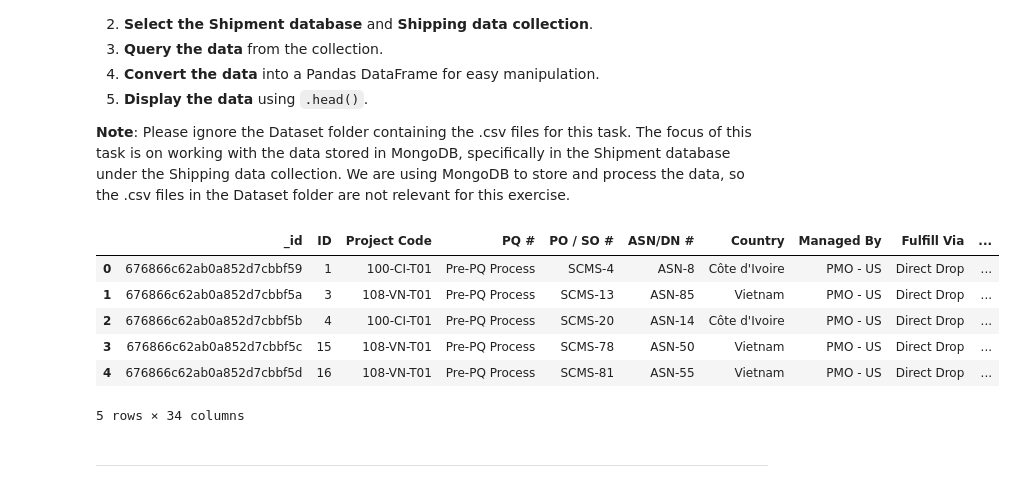
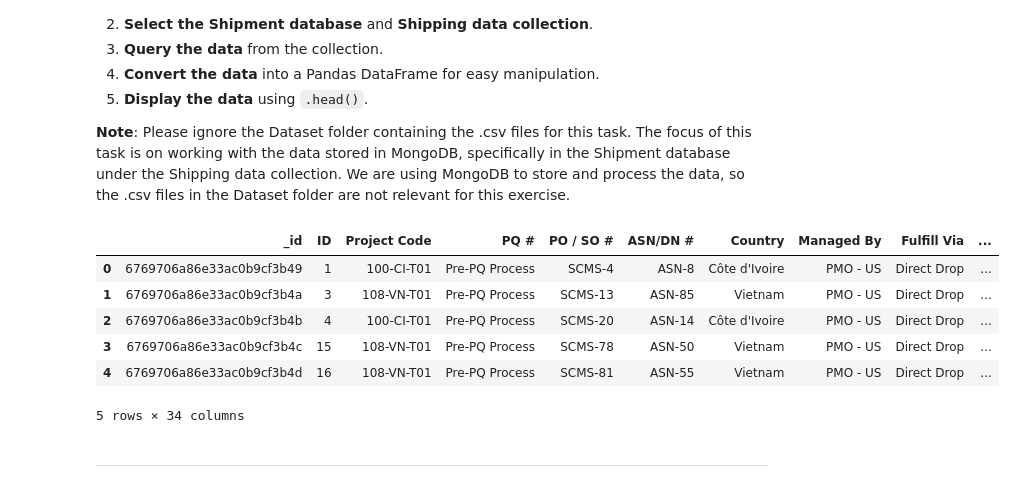
Before and after one commit to rashmiKumari03/Shipment-Price-Prediction, a Jupyter notebook: Notebook/Analyzing_Data.ipynb, the cells around one changed output. Drawn from its saved outputs; the diff is of its cells as text; code cells hidden in the pictures.

```diff
--- a/Notebook/Analyzing_Data.ipynb
+++ b/Notebook/Analyzing_Data.ipynb
@@ -57,31 +59,31 @@ Here’s the process to read the data:
 **Note**: Please ignore the Dataset folder containing the .csv files for this task. The focus of this task is on working with the data stored in MongoDB, specifically in the Shipment database under the Shipping data collection. We are using MongoDB to store and process the data, so the .csv files in the Dataset folder are not relevant for this exercise.
 # %%
 # Our MongoDB Atlas Connection url where clustername is Shipment
-Connection_url = "mongodb+srv://rashmiDB:exploreinf8@shipment.zxqyr.mongodb.net/Shipment?retryWrites=true&w=majority&appName=Shipment"
+Connection_url = "mongodb+srv://rashmiDB:exploreinf8@shipment.hw3uv.mongodb.net/Shipment?retryWrites=true&w=majority&appName=Shipment"
 
 # Connect to MongoDB Atlas
 client = pymongo.MongoClient(Connection_url)
 
 
 # Select the database and collection
 db = client['Shipment']  # Replace with our database name
 collection = db['Shipping data']  # Replace with our collection name
 
 # Query data
 data = collection.find()
 
 # Convert data to DataFrame
 data = pd.DataFrame(list(data))
 
 # Display the DataFrame
 data.head()
 # %% [output]
 |  | _id | ID | Project Code | PQ # | PO / SO # | ASN/DN # | Country | Managed By | Fulfill Via | ... |
-| 0 | 676866c62ab0a852d7cbbf59 | 1 | 100-CI-T01 | Pre-PQ Process | SCMS-4 | ASN-8 | Côte d'Ivoire | PMO - US | Direct Drop | ... |
-| 1 | 676866c62ab0a852d7cbbf5a | 3 | 108-VN-T01 | Pre-PQ Process | SCMS-13 | ASN-85 | Vietnam | PMO - US | Direct Drop | ... |
-| 2 | 676866c62ab0a852d7cbbf5b | 4 | 100-CI-T01 | Pre-PQ Process | SCMS-20 | ASN-14 | Côte d'Ivoire | PMO - US | Direct Drop | ... |
-| 3 | 676866c62ab0a852d7cbbf5c | 15 | 108-VN-T01 | Pre-PQ Process | SCMS-78 | ASN-50 | Vietnam | PMO - US | Direct Drop | ... |
-| 4 | 676866c62ab0a852d7cbbf5d | 16 | 108-VN-T01 | Pre-PQ Process | SCMS-81 | ASN-55 | Vietnam | PMO - US | Direct Drop | ... |
+| 0 | 6769706a86e33ac0b9cf3b49 | 1 | 100-CI-T01 | Pre-PQ Process | SCMS-4 | ASN-8 | Côte d'Ivoire | PMO - US | Direct Drop | ... |
+| 1 | 6769706a86e33ac0b9cf3b4a | 3 | 108-VN-T01 | Pre-PQ Process | SCMS-13 | ASN-85 | Vietnam | PMO - US | Direct Drop | ... |
+| 2 | 6769706a86e33ac0b9cf3b4b | 4 | 100-CI-T01 | Pre-PQ Process | SCMS-20 | ASN-14 | Côte d'Ivoire | PMO - US | Direct Drop | ... |
+| 3 | 6769706a86e33ac0b9cf3b4c | 15 | 108-VN-T01 | Pre-PQ Process | SCMS-78 | ASN-50 | Vietnam | PMO - US | Direct Drop | ... |
+| 4 | 6769706a86e33ac0b9cf3b4d | 16 | 108-VN-T01 | Pre-PQ Process | SCMS-81 | ASN-55 | Vietnam | PMO - US | Direct Drop | ... |
 5 rows × 34 columns
 # %% [markdown]
 <hr style="border-top: 3px solid yellow;">
```
Also changed, not shown: parts of 8 cells of this notebook, 2 other files.
